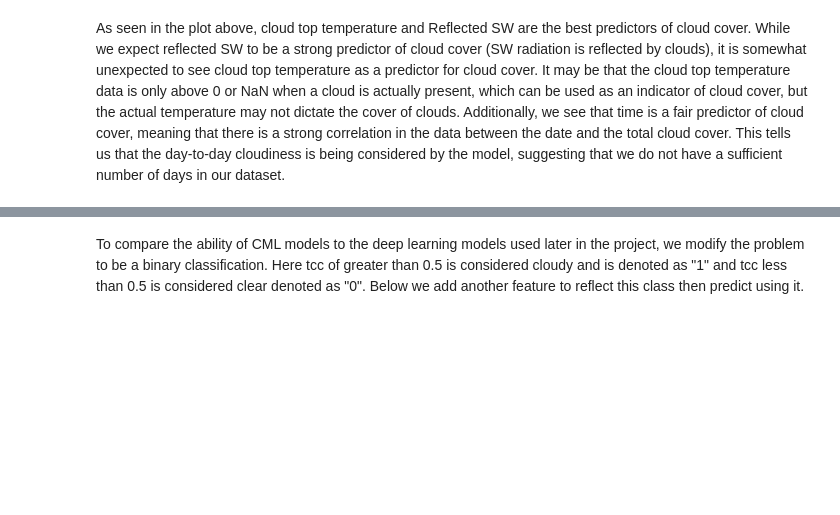
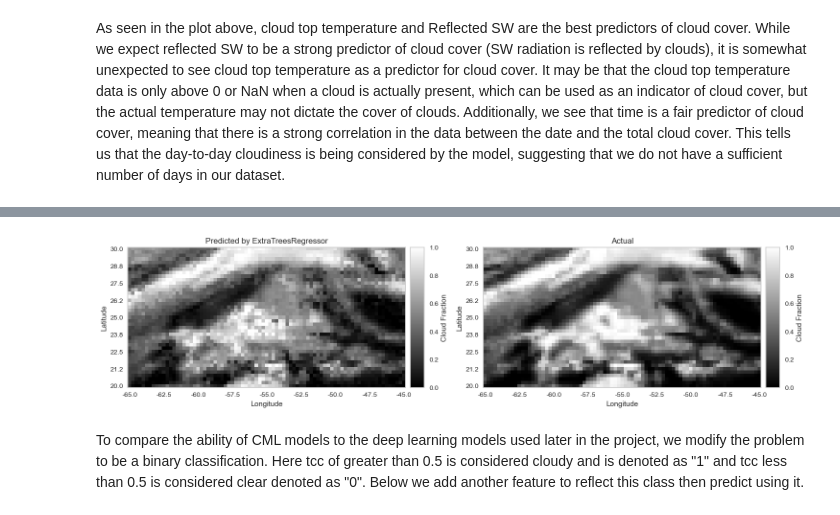
Before and after one commit to vmunte/Cloud_Fraction_Atlantic2024, a Jupyter notebook: notebooks/AutoML_Regression_Classification.ipynb, the cells around one changed output, grey strips where cells are left out. Drawn from its saved outputs; the diff is of its cells as text; code cells hidden in the pictures; blank space fills up the shorter version.

```diff
--- a/notebooks/AutoML_Regression_Classification.ipynb
+++ b/notebooks/AutoML_Regression_Classification.ipynb
@@ -318,3 +406,36 @@ As seen in the plot above, cloud top temperature and Reflected SW are the best p
+# %%
+# plot the predicted class and the actual class of the data as subfigures
+fig, ax = plt.subplots(1, 2, figsize=(15, 15))
+im1 = ax[0].imshow(df_pred_93, cmap='gray')
+ax[0].grid(False)
+ax[0].set_title('Predicted by ExtraTreesRegressor')
+ax[0].set_xlabel('Longitude')
+ax[0].set_ylabel('Latitude')
+ax[0].set_yticklabels(np.append(np.linspace(20,30, 9),0)[::-1].round(1))
+ax[0].set_xticklabels(np.append(np.linspace(-65,-45, 9).round(1)[::-1],0)[::-1])
+
+im2 = ax[1].imshow(df_actual_93, cmap='gray')
+ax[1].grid(False)
+ax[1].set_xlabel('Longitude')
+ax[1].set_ylabel('Latitude')
+ax[1].set_yticklabels(np.append(np.linspace(20,30, 9),0)[::-1].round(1))
+ax[1].set_xticklabels(np.append(np.linspace(-65,-45, 9).round(1)[::-1],0)[::-1])
+ax[1].set_title('Actual')
+
+# Add a colorbar for the predicted plot
+divider1 = make_axes_locatable(ax[0])
+cax1 = divider1.append_axes("right", size="5%", pad=0.1)
+plt.colorbar(im1, cax=cax1).set_label("Cloud Fraction")
+
+# Add a colorbar for the predicted plot
+divider1 = make_axes_locatable(ax[1])
+cax1 = divider1.append_axes("right", size="5%", pad=0.1)
+plt.colorbar(im2, cax=cax1).set_label("Cloud Fraction")
+
+plt.tight_layout()
+plt.show()
+# %% [output]
+[figure, added]
 # %% [markdown]
 To compare the ability of CML models to the deep learning models used later in the project, we modify the problem to be a binary classification. Here tcc of greater than 0.5 is considered cloudy and is denoted as "1" and tcc less than 0.5 is considered clear denoted as "0". Below we add another feature to reflect this class then predict using it.
 # %%
```
Also changed, not shown: parts of 11 cells of this notebook.
